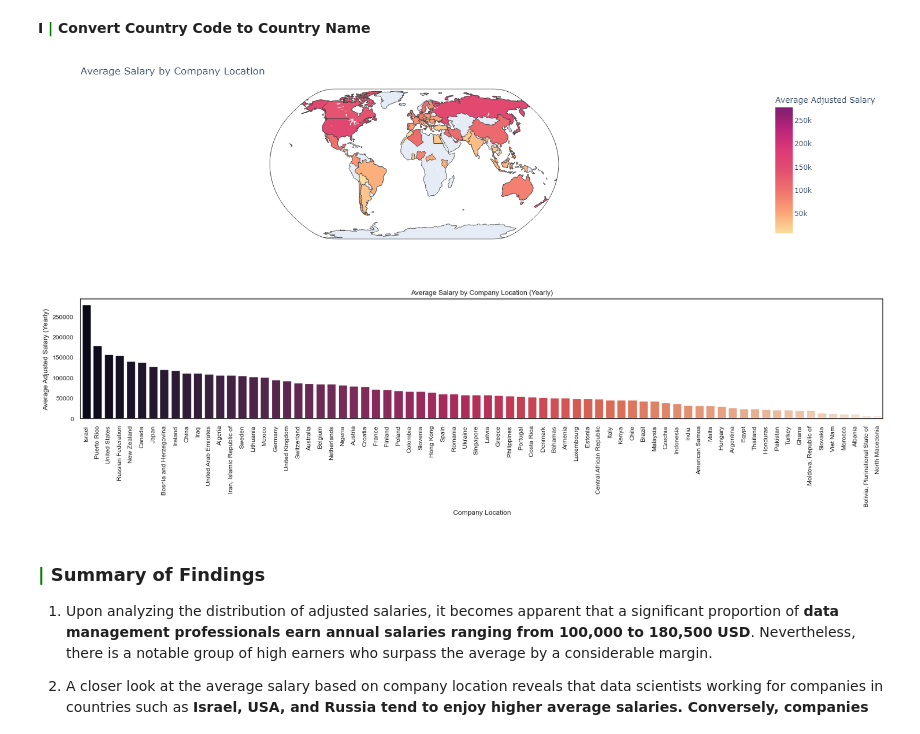
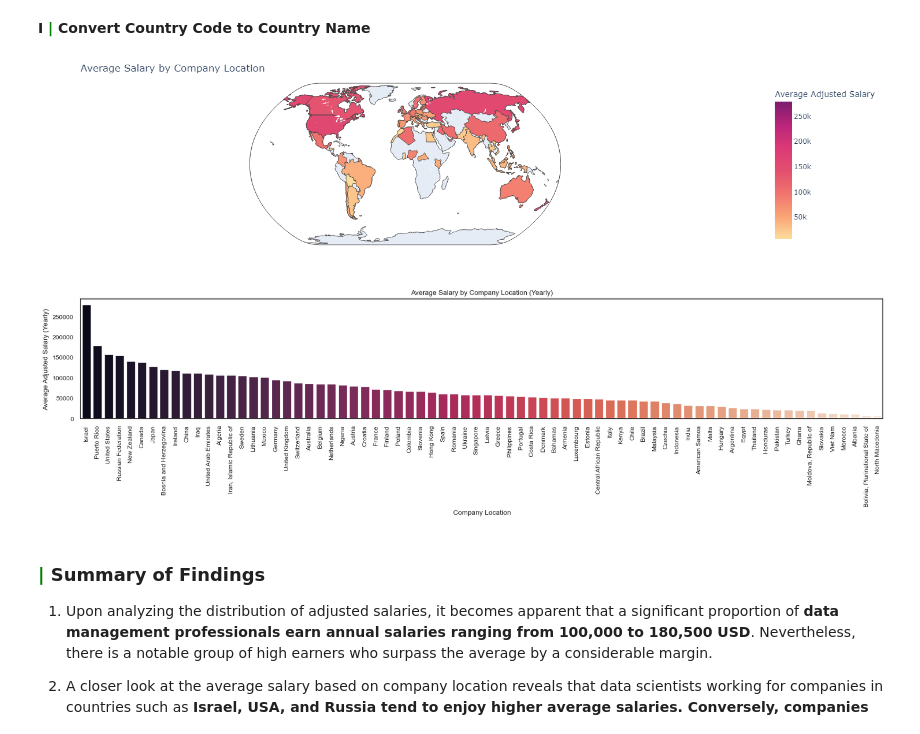
Before and after one commit to edzelroi/Supervised-ML, a Jupyter notebook: Regression/Data Science Salaries 2023 💸/Data Science Salaries 2023 💸.ipynb, the cells around one changed output. Drawn from its saved outputs; the diff is of its cells as text; code cells hidden in the pictures.

```diff
--- a/Regression/Data Science Salaries 2023 💸/Data Science Salaries 2023 💸.ipynb
+++ b/Regression/Data Science Salaries 2023 💸/Data Science Salaries 2023 💸.ipynb
@@ -399,32 +399,32 @@ def country_code_to_name(code):
 # %%
 df.company_location = df.company_location.apply(country_code_to_name)
 df.employee_residence = df.employee_residence.apply(country_code_to_name)
 
 average_salary_by_location = df.groupby('company_location', as_index=False)['adjusted_salary'].mean()
 
 fig1 = px.choropleth(average_salary_by_location,
                      locations='company_location',
                      locationmode='country names',
                      color='adjusted_salary',
                      hover_name='company_location',
                      color_continuous_scale='sunsetdark',
                      title='Average Salary by Company Location',
                      labels={'adjusted_salary': 'Average Adjusted Salary'},
                      projection='natural earth')
-fig1.update_layout(margin=dict(l=60, r=60, t=50, b=50))
+fig1.update_layout(margin=dict(l=30, r=30, t=40, b=40))
 fig1.show()
 
 # Average salary by company_location
 avg_salary_by_location = df.groupby('company_location')['adjusted_salary'].mean().sort_values(ascending=False)
 plt.figure(figsize=(20, 3))
 sns.barplot(x=avg_salary_by_location.index, y=avg_salary_by_location, palette='rocket')
 plt.title('Average Salary by Company Location (Yearly)')
 plt.xlabel('Company Location')
 plt.ylabel('Average Adjusted Salary (Yearly)')
 plt.xticks(rotation=90)
 plt.show()
 # %% [output]
-[figure, old version]
+[figure, new version]
 [figure]
 # %% [markdown]
 ### **<font color='green'>|</font> Summary of Findings**
```
Also changed, not shown: parts of 44 cells of this notebook, 3 other files.
